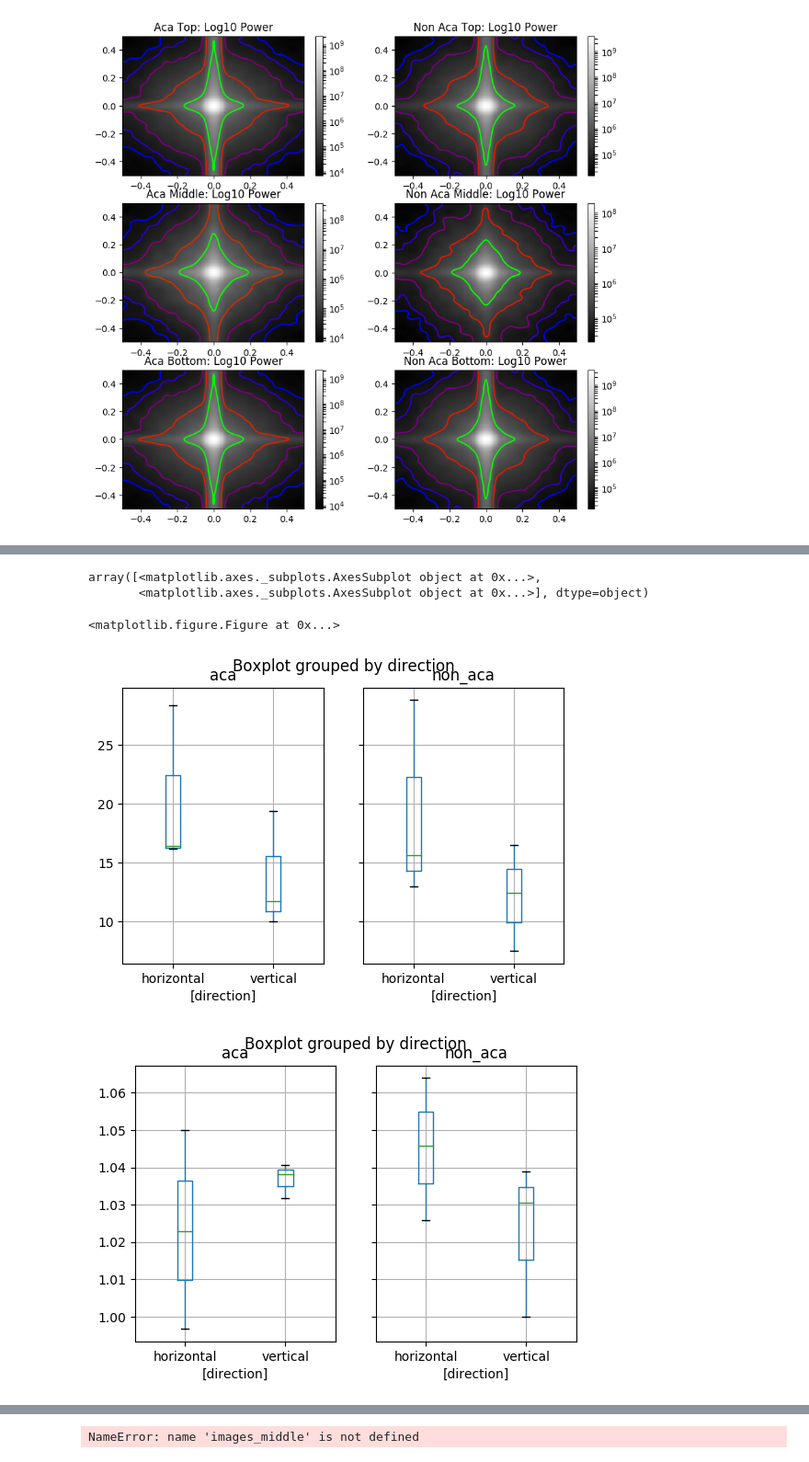
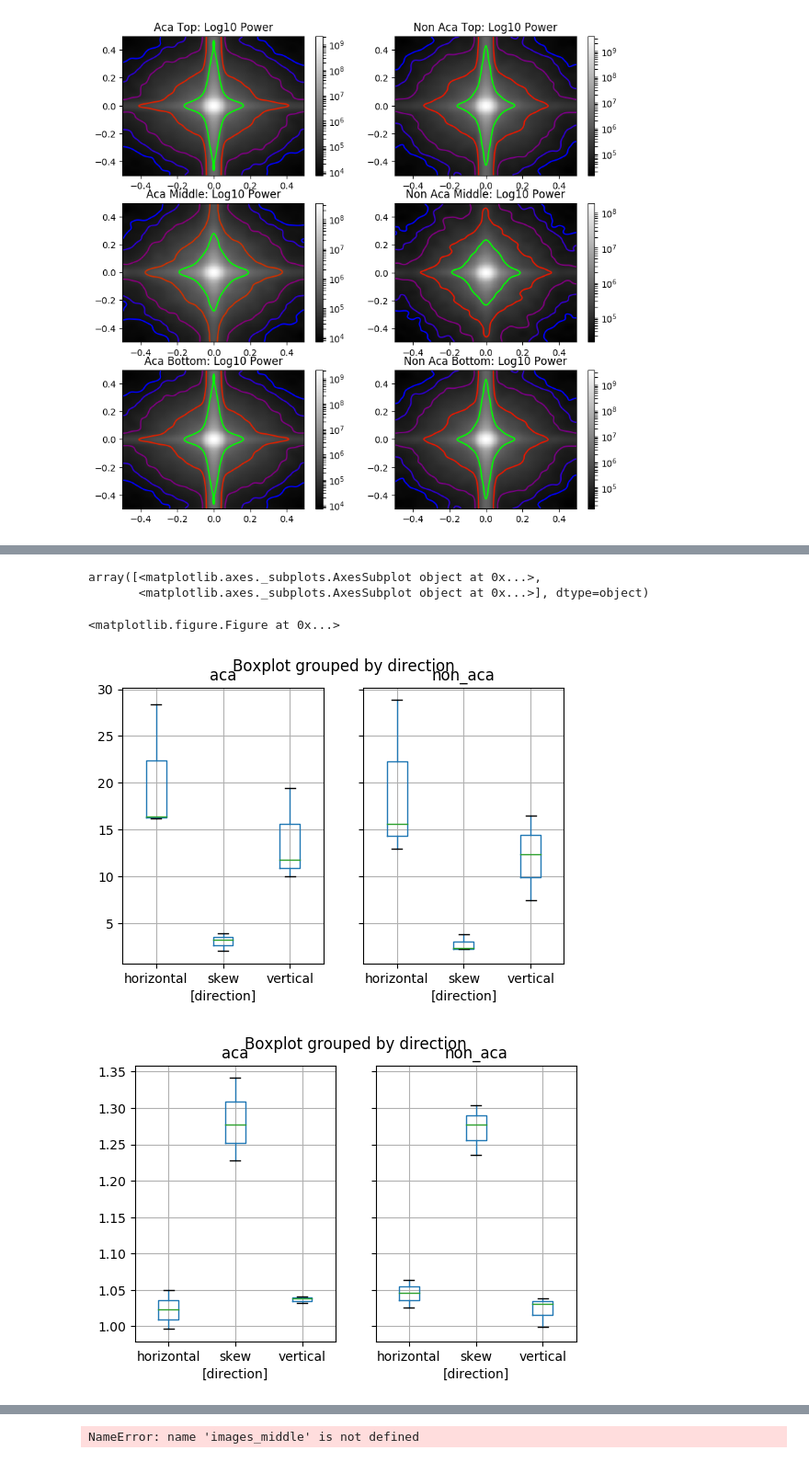
Before and after one commit to Akshugopi/myopiaNaturalScenes, a Jupyter notebook: myopiaNaturalScenes.ipynb, the cells around one changed output, grey strips where cells are left out. Shown at 92% size. Drawn from its saved outputs; the diff is of its cells as text; code cells hidden in the pictures.

Commit message:
skew calculatedgit statusgit status

```diff
--- a/myopiaNaturalScenes.ipynb
+++ b/myopiaNaturalScenes.ipynb
@@ -149,7 +149,7 @@ naca_images_top = cropims(naca_raw_images,min_dim,min_dim,'top')
 naca_images_bottom = cropims(naca_raw_images,min_dim,min_dim,'bottom')
 naca_images = naca_images_middle
 
-sim = naca_images[21]
+sim = naca_images[22]
 plt.subplot(1,2,2,title="Non Academic Image")
 plt.imshow(sim)
 # %% [output]
@@ -377,29 +384,37 @@ a_alpha_fits = pd.DataFrame([['a', 'vertical','top',aca_top_a[0], naca_top_a[0]]
                              ['a', 'horizontal','top', aca_top_a[1],naca_top_a[1]],
                              ['a', 'horizontal','middle', aca_middle_a[1],naca_middle_a[1]],
                              ['a', 'horizontal','bottom', aca_bottom_a[1],naca_bottom_a[1]],
-                             #['a', 'skew', aca_top_a[2]], aca_middle_a[2], aca_bottom_a[2]],
+                             ['a', 'skew', 'top', aca_top_a[2], naca_top_a[2]],
+                             ['a', 'skew', 'middle', aca_middle_a[2], naca_middle_a[2]],
+                             ['a', 'skew', 'bottom', aca_bottom_a[2], naca_bottom_a[2]],
                              ['a_se', 'vertical','top', aca_top_a_dev[0],naca_top_a_dev[0]],
                              ['a_se', 'vertical', 'middle', aca_middle_a_dev[0],naca_middle_a_dev[0]],
                              ['a_se', 'vertical', 'bottom', aca_bottom_a_dev[0],naca_bottom_a_dev[0]],
                              ['a_se', 'horizontal','top', aca_top_a_dev[1],naca_top_a_dev[1]],
                              ['a_se', 'horizontal','middle', aca_middle_a_dev[1],naca_middle_a_dev[1]],
                              ['a_se', 'horizontal','bottom', aca_bottom_a_dev[1],naca_bottom_a_dev[1]],
-                            #['a_se', 'skew', aca_top_a_dev[2], aca_middle_a_dev[2], aca_bottom_a_dev[2]],
+                             ['a_se', 'skew', 'top', aca_top_a_dev[2], naca_top_a_dev[2]],
+                             ['a_se', 'skew', 'middle', aca_middle_a_dev[2], naca_middle_a_dev[2]],
+                             ['a_se', 'skew', 'bottom', aca_bottom_a_dev[2], naca_bottom_a_dev[2]],
                              ['alpha', 'vertical', 'top', aca_top_alpha[0],naca_top_alpha[0]],
                              ['alpha', 'vertical', 'middle', aca_middle_alpha[0],naca_middle_alpha[0]],
                              ['alpha', 'vertical', 'bottom', aca_bottom_alpha[0],naca_bottom_alpha[0]],
                              ['alpha', 'horizontal', 'top', aca_top_alpha[1],naca_top_alpha[1]],
                              ['alpha', 'horizontal', 'middle', aca_middle_alpha[1],naca_middle_alpha[1]],
                              ['alpha', 'horizontal', 'bottom', aca_bottom_alpha[1],naca_bottom_alpha[1]],
-                            #['alpha', 'skew', aca_top_alpha[2], aca_middle_alpha[2], aca_bottom_alpha[2]],
+                             ['alpha', 'skew', 'top', aca_top_alpha[2], naca_top_alpha[2]],
+                             ['alpha', 'skew', 'middle', aca_middle_alpha[2], naca_middle_alpha[2]],
+                             ['alpha', 'skew', 'bottom', aca_bottom_alpha[2], naca_bottom_alpha[2]],
                              ['alpha_se', 'vertical', 'top', aca_top_alpha_dev[0],naca_top_alpha_dev[0]],
                              ['alpha_se', 'vertical', 'middle', aca_middle_alpha_dev[0],naca_middle_alpha_dev[0]],
                              ['alpha_se', 'vertical', 'bottom', aca_bottom_alpha_dev[0],naca_bottom_alpha_dev[0]],
                              ['alpha_se', 'horizontal', 'top', aca_top_alpha_dev[1],naca_top_alpha_dev[1]],
                              ['alpha_se', 'horizontal', 'middle', aca_middle_alpha_dev[1],naca_middle_alpha_dev[1]],
-                             ['alpha_se', 'horizontal', 'bottom', aca_bottom_alpha_dev[1],naca_bottom_alpha_dev[1]]
-                            #['alpha_se', 'skew', aca_top_alpha[2], aca_middle_alpha_dev[2], aca_bottom_alpha_dev[2]]
-                            ])
+                             ['alpha_se', 'horizontal', 'bottom', aca_bottom_alpha_dev[1],naca_bottom_alpha_dev[1]],
+                             ['alpha_se', 'skew', 'top', aca_top_alpha_dev[2], naca_top_a_dev[2]],
+                             ['alpha_se', 'skew', 'middle', aca_middle_alpha_dev[2], naca_middle_alpha_dev[2]],
+                             ['alpha_se', 'skew', 'bottom', aca_bottom_alpha_dev[2], naca_bottom_alpha_dev[2]]
+                             ])
 a_alpha_fits.columns = ['variable','direction','scene portion','aca','non_aca']
 a_alpha_fits
 # %% [output]
@@ -423,17 +438,16 @@ a_alpha_fits
 # %%
 alpha = a_alpha_fits[(a_alpha_fits.variable == 'alpha')]
 a = a_alpha_fits[(a_alpha_fits.variable == 'a')]
 
 plt.figure()
-plt.errorbar()
 a.boxplot(by=['direction'])
 alpha.boxplot(by=['direction'])
 # %% [output]
 array([<matplotlib.axes._subplots.AxesSubplot object at 0x...>,
        <matplotlib.axes._subplots.AxesSubplot object at 0x...>], dtype=object)
 <matplotlib.figure.Figure at 0x...>
-[figure, old version]
+[figure, new version]
-[figure, old version]
+[figure, new version]
 # %%
 a_aca_vals = a['aca']
 a_aca_sds = a_alpha_fits[(a_alpha_fits.variable == 'a_se')]['aca']
```
Also changed, not shown: parts of 7 cells of this notebook.
